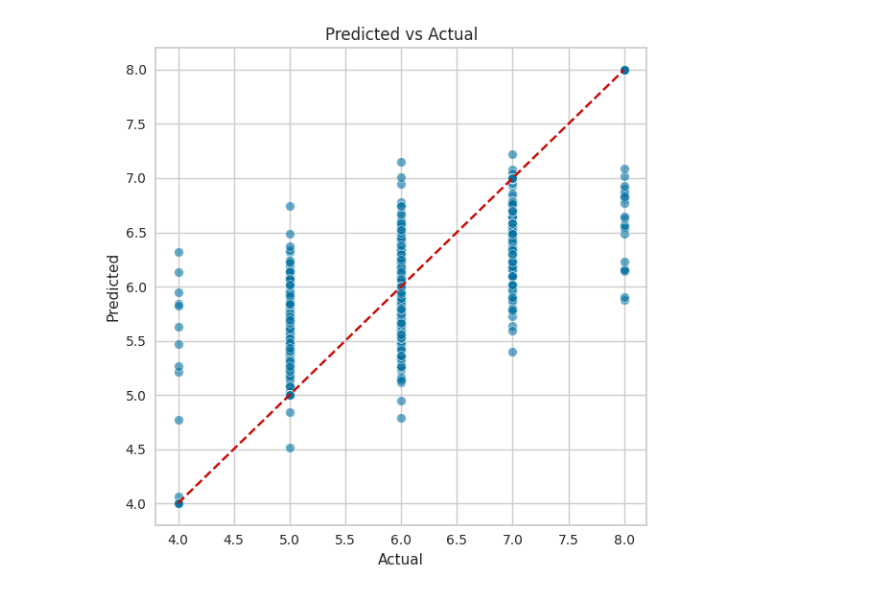
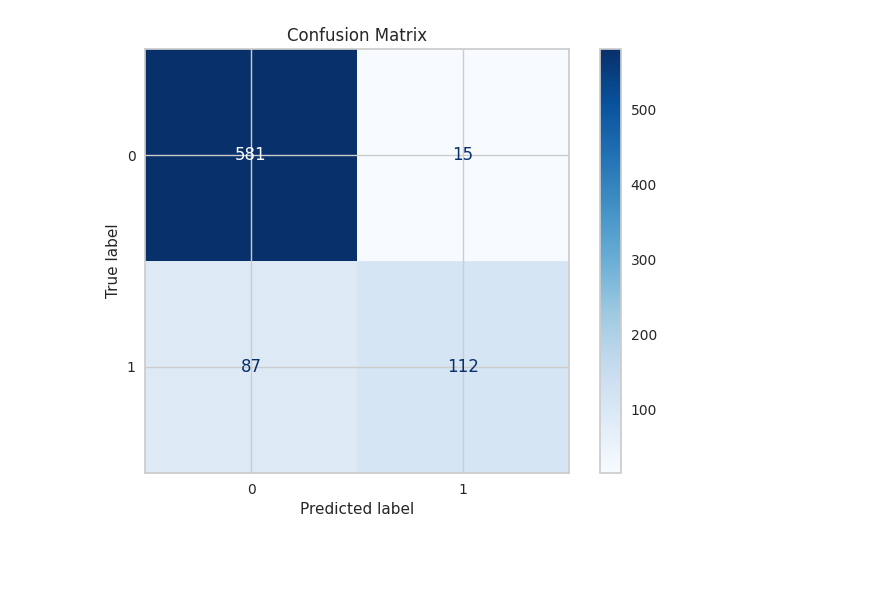
Before and after one commit to dongwonmoon/Recipe-Optimize, a Jupyter notebook: 02.ML.ipynb, the cells around one changed output. Drawn from its saved outputs; the diff is of its cells as text; code cells hidden in the pictures; blank space fills up the shorter version.

```diff
--- a/02.ML.ipynb
+++ b/02.ML.ipynb
@@ -77,6 +73,6 @@ predict_model(best_model)
 # %%
 from scipy import stats
-from sklearn.ensemble import ExtraTreesRegressor
+from sklearn.ensemble import ExtraTreesClassifier
 from sklearn.model_selection import train_test_split
 from sklearn.metrics import r2_score, mean_squared_error, mean_absolute_error
 
@@ -87,25 +83,30 @@ X_train, X_test, y_train, y_test = train_test_split(
 )
 
 # 모델 학습
-model = ExtraTreesRegressor(random_state=42)
+model = ExtraTreesClassifier(random_state=42)
 model.fit(X_train, y_train)
 
 # 예측
 y_pred = model.predict(X_test)
-residuals = y_test - y_pred
+y_proba = model.predict_proba(X_test)
 # %%
-# -----------------------------
-# 1. 예측 vs 실제 (산점도)
-# -----------------------------
-plt.figure(figsize=(6, 6))
-sns.scatterplot(x=y_test, y=y_pred, alpha=0.6)
-plt.plot([y_test.min(), y_test.max()], [y_test.min(), y_test.max()], "r--")
-plt.xlabel("Actual")
-plt.ylabel("Predicted")
-plt.title("Predicted vs Actual")
-plt.grid(True)
-plt.tight_layout()
+from sklearn.metrics import (
+    confusion_matrix,
+    ConfusionMatrixDisplay,
+    roc_curve,
+    RocCurveDisplay,
+)
+from sklearn.metrics import (
+    precision_recall_curve,
+    PrecisionRecallDisplay,
+    classification_report,
+)
+import matplotlib.pyplot as plt
+import shap
+
+ConfusionMatrixDisplay.from_estimator(model, X_test, y_test, cmap="Blues")
+plt.title("Confusion Matrix")
 plt.show()
 # %% [output]
-[figure, old version]
+[figure, new version]
 # %%
```
Also changed, not shown: parts of 5 cells of this notebook, 9 other files.
